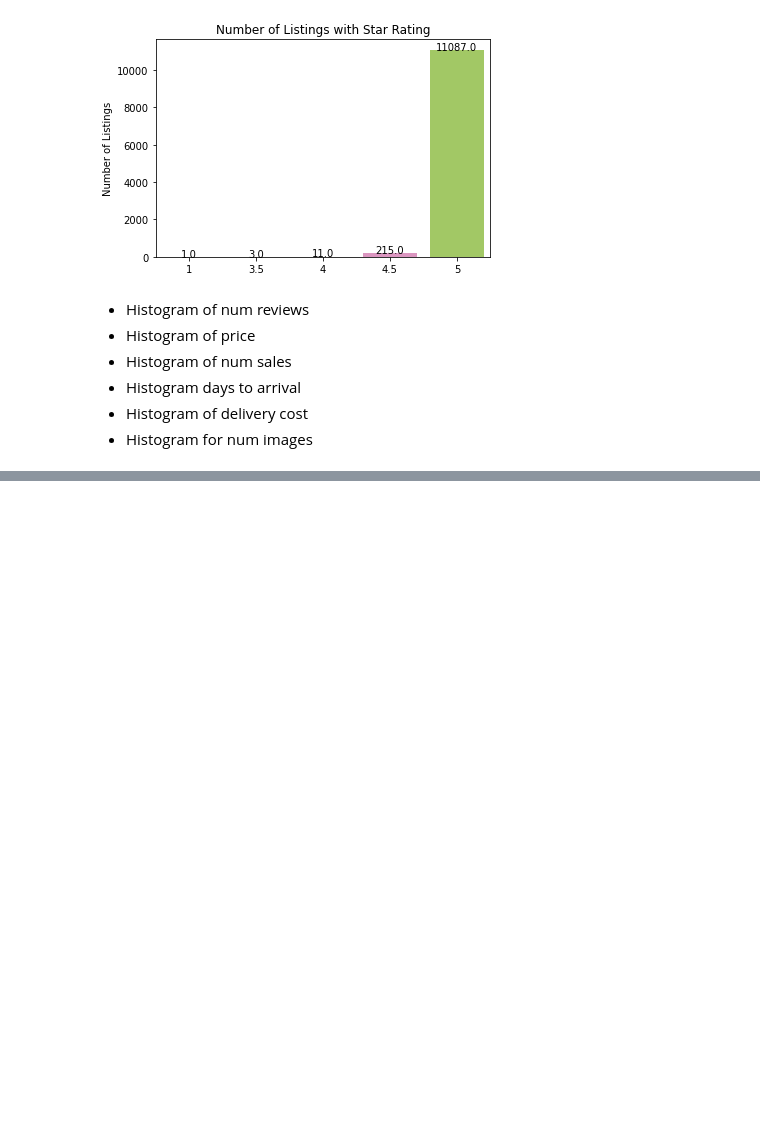
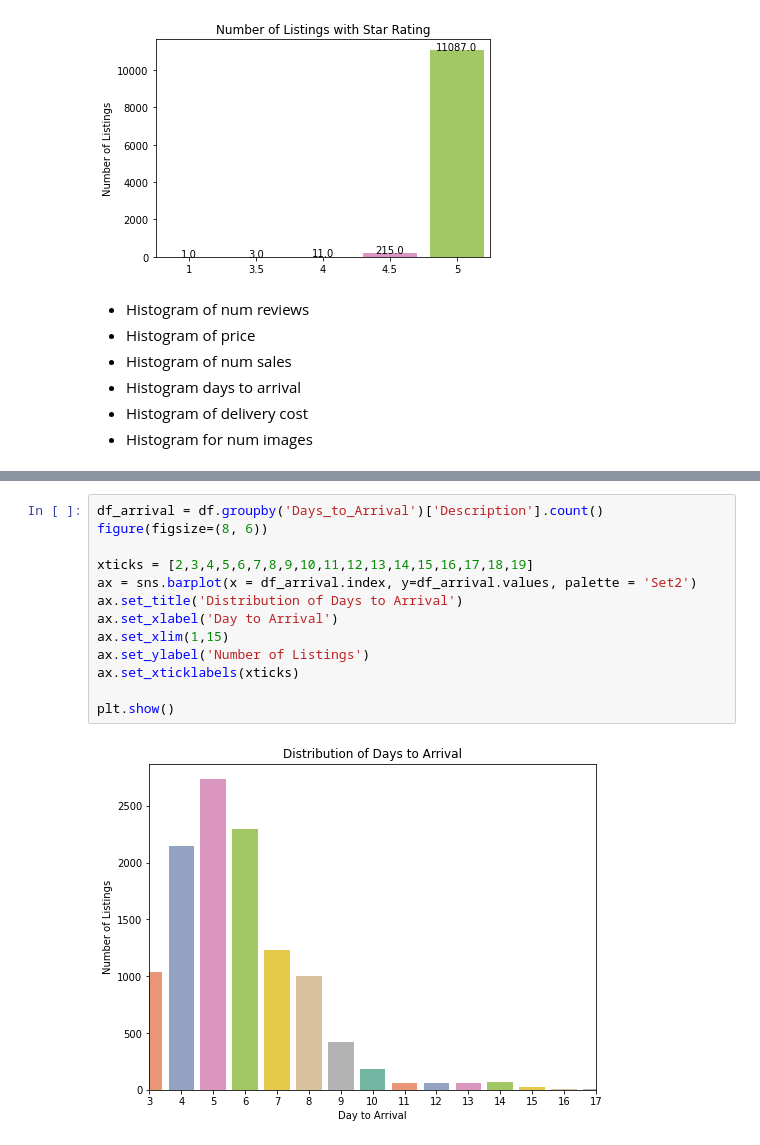
Before and after one commit to anastasiabizyayeva/Price_Etsymator, a Jupyter notebook: 01_EDA.ipynb, the cells around one changed output, grey strips where cells are left out. Cells and saved outputs as stored; diff of their text form; blank space fills up the shorter version.

```diff
--- a/01_EDA.ipynb
+++ b/01_EDA.ipynb
@@ -346,0 +383,15 @@ plt.show()
+# %%
+df_arrival = df.groupby('Days_to_Arrival')['Description'].count()
+figure(figsize=(8, 6))
+
+xticks = [2,3,4,5,6,7,8,9,10,11,12,13,14,15,16,17,18,19]
+ax = sns.barplot(x = df_arrival.index, y=df_arrival.values, palette = 'Set2')
+ax.set_title('Distribution of Days to Arrival')
+ax.set_xlabel('Day to Arrival')
+ax.set_xlim(1,15)
+ax.set_ylabel('Number of Listings')
+ax.set_xticklabels(xticks)
+
+plt.show()
+# %% [output]
+[figure, added]
```
Also changed, not shown: parts of 9 cells of this notebook.
